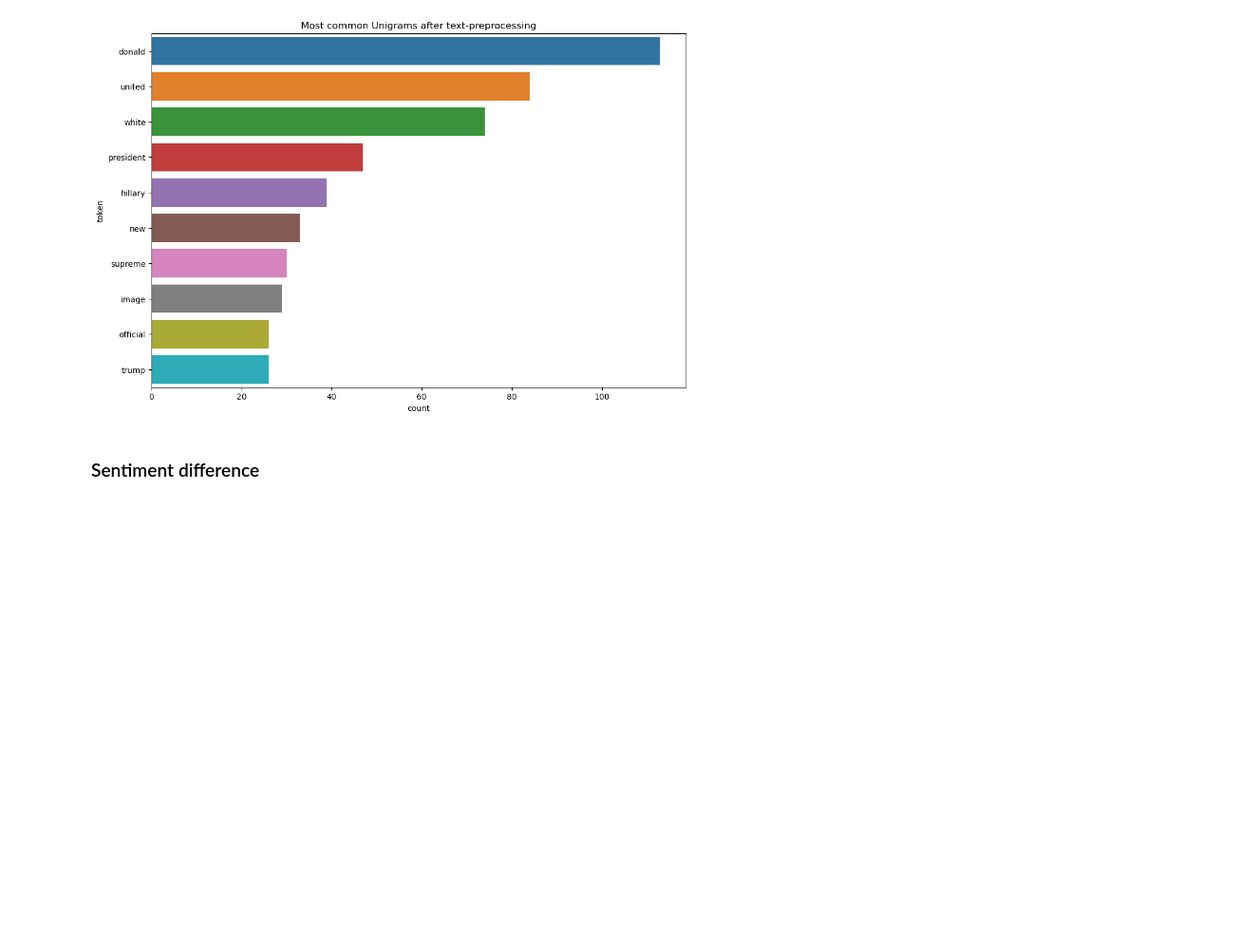
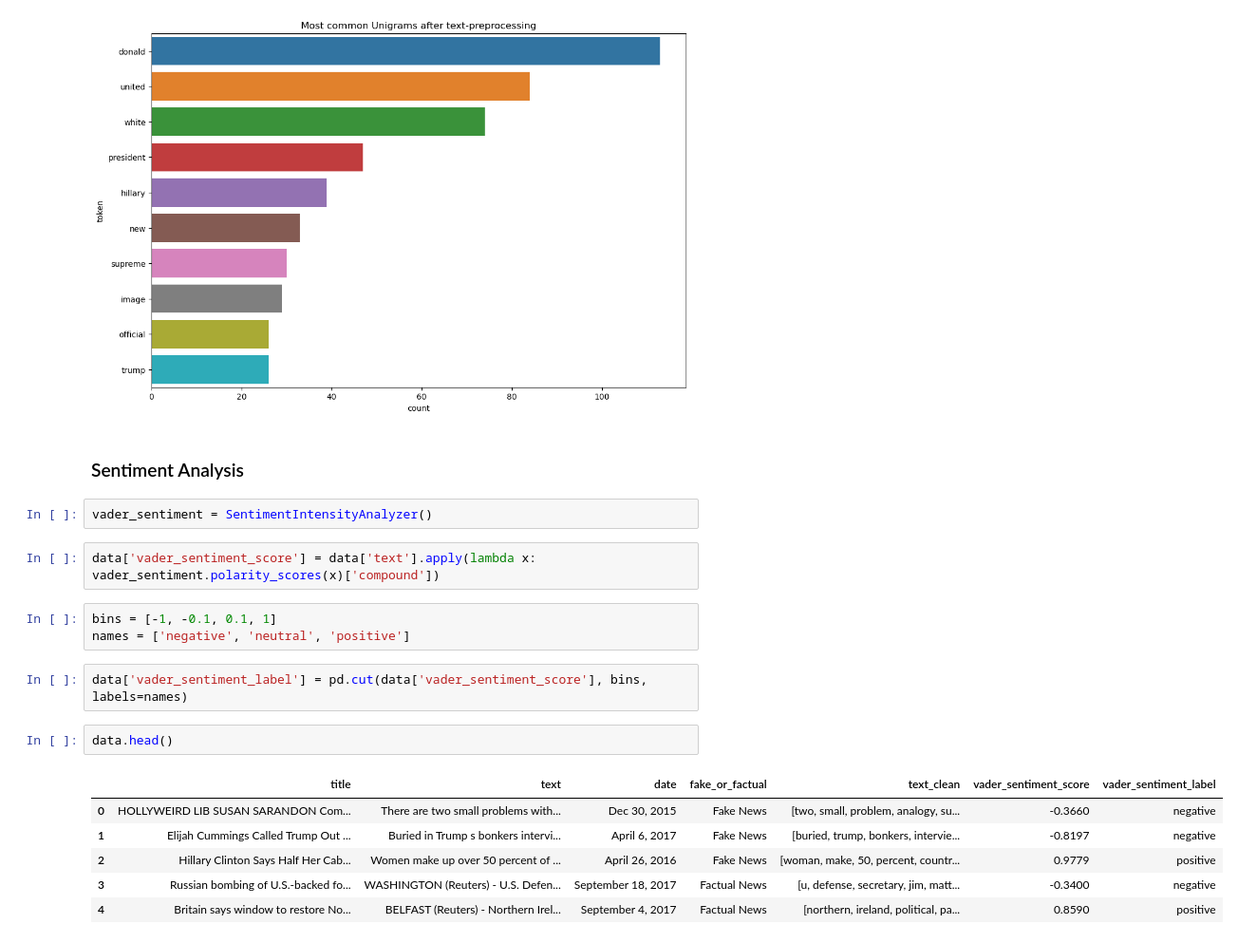
Before and after one commit to SA-30/ai_projects, a Jupyter notebook: 9) Fake News Classifier/classifier.ipynb, the cells around one changed output. Shown: that part at 95% size. Saved outputs shown, nothing was run; the diff lists cells and outputs as text; blank space fills up the shorter version.

```diff
--- a/9) Fake News Classifier/classifier.ipynb
+++ b/9) Fake News Classifier/classifier.ipynb
@@ -417,4 +417,22 @@ sns.barplot(x="count",
 [Text(0.5, 1.0, 'Most common Unigrams after text-preprocessing')]
 [figure]
 # %% [markdown]
-### Sentiment difference
+### Sentiment Analysis
+# %%
+vader_sentiment = SentimentIntensityAnalyzer()
+# %%
+data['vader_sentiment_score'] = data['text'].apply(lambda x: vader_sentiment.polarity_scores(x)['compound'])
+# %%
+bins = [-1, -0.1, 0.1, 1]
+names = ['negative', 'neutral', 'positive']
+# %%
+data['vader_sentiment_label'] = pd.cut(data['vader_sentiment_score'], bins, labels=names)
+# %%
+data.head()
+# %% [output]
+|  | title | text | date | fake_or_factual | text_clean | vader_sentiment_score | vader_sentiment_label |
+| 0 | HOLLYWEIRD LIB SUSAN SARANDON Com... | There are two small problems with... | Dec 30, 2015 | Fake News | [two, small, problem, analogy, su... | -0.3660 | negative |
+| 1 | Elijah Cummings Called Trump Out ... | Buried in Trump s bonkers intervi... | April 6, 2017 | Fake News | [buried, trump, bonkers, intervie... | -0.8197 | negative |
+| 2 | Hillary Clinton Says Half Her Cab... | Women make up over 50 percent of ... | April 26, 2016 | Fake News | [woman, make, 50, percent, countr... | 0.9779 | positive |
+| 3 | Russian bombing of U.S.-backed fo... | WASHINGTON (Reuters) - U.S. Defen... | September 18, 2017 | Factual News | [u, defense, secretary, jim, matt... | -0.3400 | negative |
+| 4 | Britain says window to restore No... | BELFAST (Reuters) - Northern Irel... | September 4, 2017 | Factual News | [northern, ireland, political, pa... | 0.8590 | positive |
```
Also changed, not shown: parts of 2 cells of this notebook.
